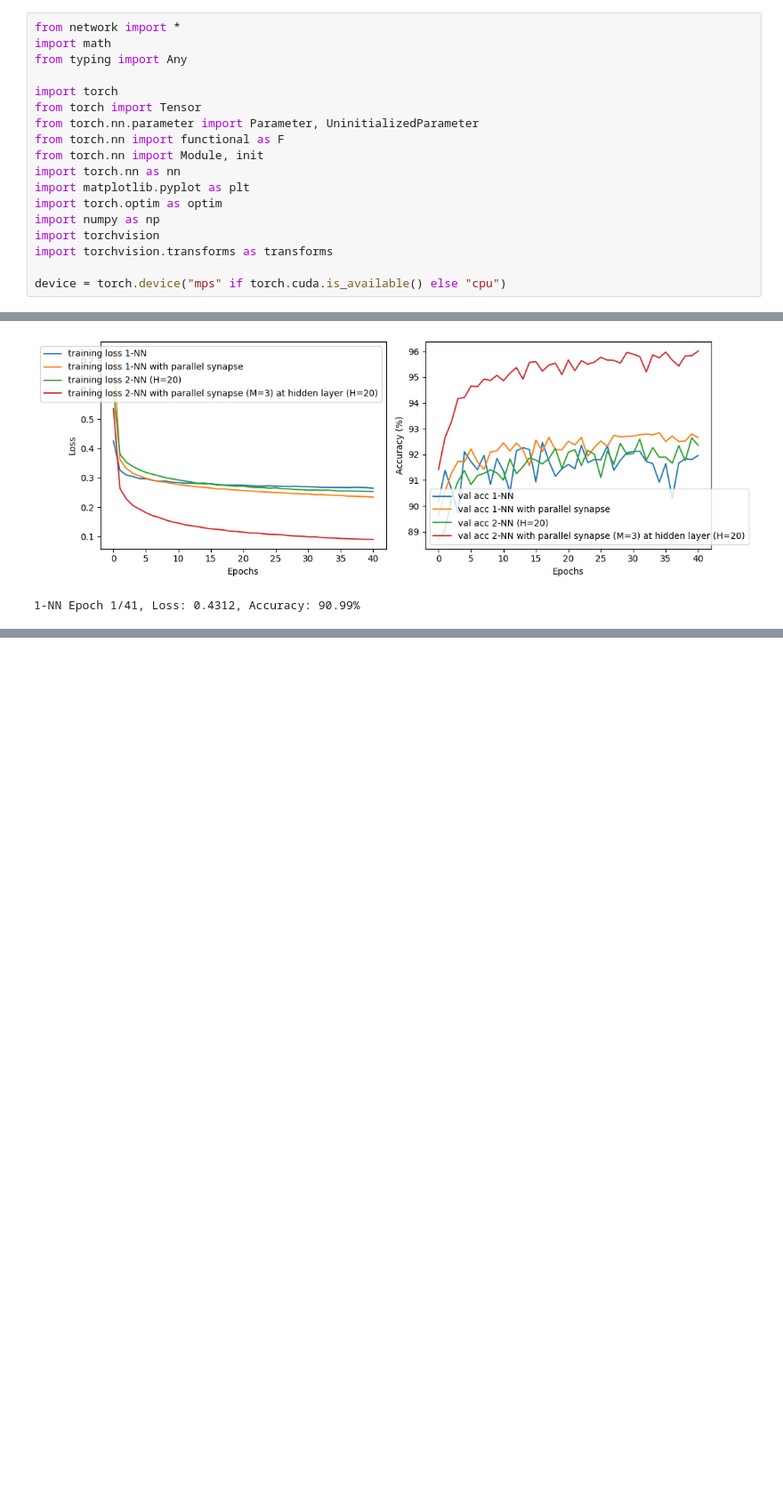
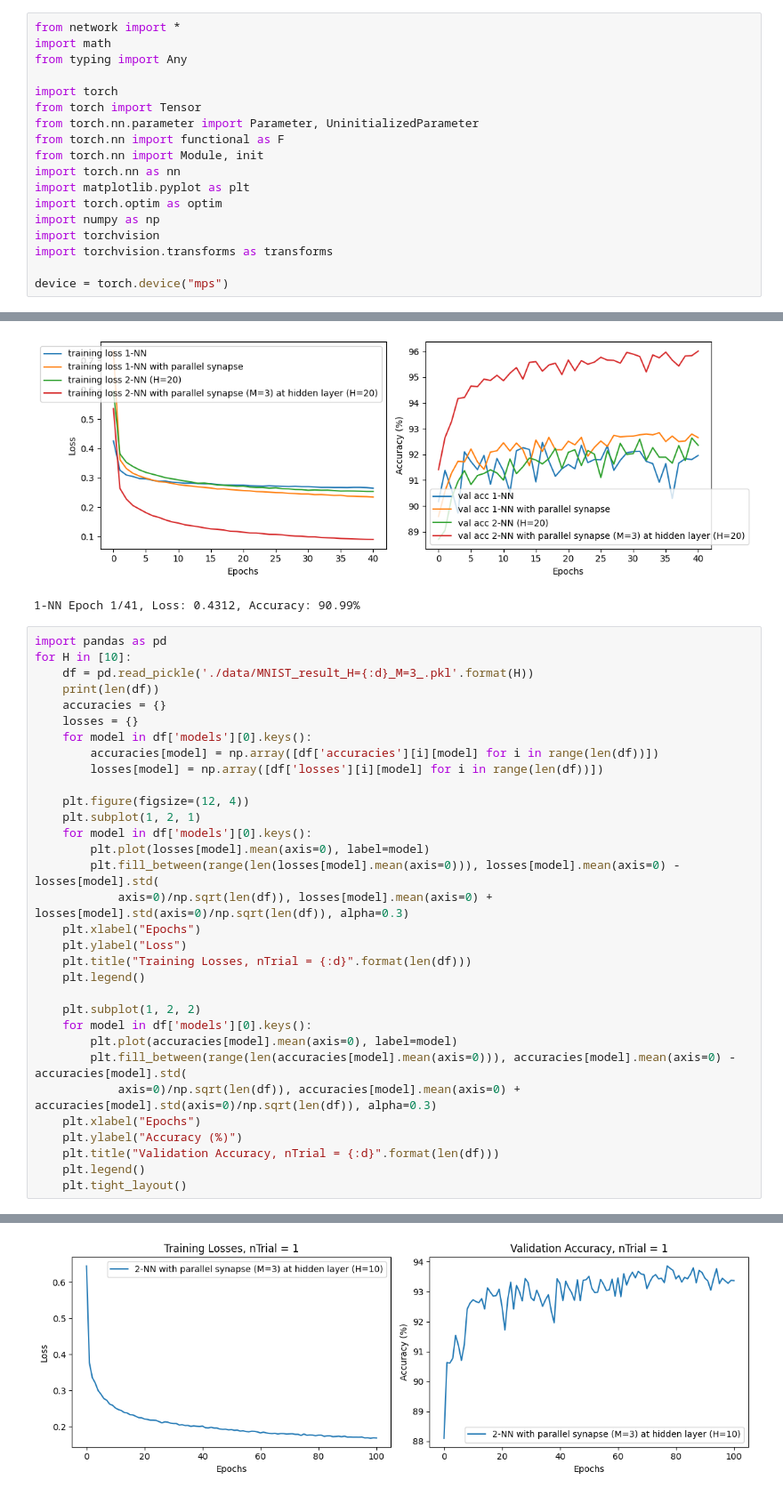
Before and after one commit to london-and-tequila/parallel_synapse_MNIST, a Jupyter notebook: 10-06-2023-Test_parallel_syn_improved_structure.ipynb, the cells around one changed output, grey strips where cells are left out. Shown at 89% size. Saved outputs shown, nothing was run; the diff lists cells and outputs as text; blank space fills up the shorter version.

```diff
--- a/10-06-2023-Test_parallel_syn_improved_structure.ipynb
+++ b/10-06-2023-Test_parallel_syn_improved_structure.ipynb
@@ -15,7 +15,7 @@ import numpy as np
 import torchvision
 import torchvision.transforms as transforms
 
-device = torch.device("mps" if torch.cuda.is_available() else "cpu")
+device = torch.device("mps")
 # %%
 def plot_result(result_dict):
     losses = result_dict['losses']
@@ -208,3 +208,36 @@ for i in range(5):
 2-NN with parallel synapse (M=3) at hidden layer (H=20) Epoch 41/41, Loss: 0.0903, Accuracy: 96.01%
 [figure]
 1-NN Epoch 1/41, Loss: 0.4312, Accuracy: 90.99%
+# %%
+import pandas as pd
+for H in [10]:
+    df = pd.read_pickle('./data/MNIST_result_H={:d}_M=3_.pkl'.format(H))
+    print(len(df))
+    accuracies = {}
+    losses = {}
+    for model in df['models'][0].keys():
+        accuracies[model] = np.array([df['accuracies'][i][model] for i in range(len(df))])
+        losses[model] = np.array([df['losses'][i][model] for i in range(len(df))])
+
+    plt.figure(figsize=(12, 4))
+    plt.subplot(1, 2, 1)
+    for model in df['models'][0].keys():
+        plt.plot(losses[model].mean(axis=0), label=model)
+        plt.fill_between(range(len(losses[model].mean(axis=0))), losses[model].mean(axis=0) - losses[model].std(
+            axis=0)/np.sqrt(len(df)), losses[model].mean(axis=0) + losses[model].std(axis=0)/np.sqrt(len(df)), alpha=0.3)
+    plt.xlabel("Epochs")
+    plt.ylabel("Loss")
+    plt.title("Training Losses, nTrial = {:d}".format(len(df)))
+    plt.legend()
+
+    plt.subplot(1, 2, 2)
+    for model in df['models'][0].keys():
+        plt.plot(accuracies[model].mean(axis=0), label=model)
+        plt.fill_between(range(len(accuracies[model].mean(axis=0))), accuracies[model].mean(axis=0) - accuracies[model].std(
+            axis=0)/np.sqrt(len(df)), accuracies[model].mean(axis=0) + accuracies[model].std(axis=0)/np.sqrt(len(df)), alpha=0.3)
+    plt.xlabel("Epochs")
+    plt.ylabel("Accuracy (%)")
+    plt.title("Validation Accuracy, nTrial = {:d}".format(len(df)))
+    plt.legend()
+    plt.tight_layout()
+# %% [output]
@@ -210,0 +245 @@ for i in range(5):
+[figure, added]
```
Also changed, not shown: parts of 10 cells of this notebook, 4 other files.
